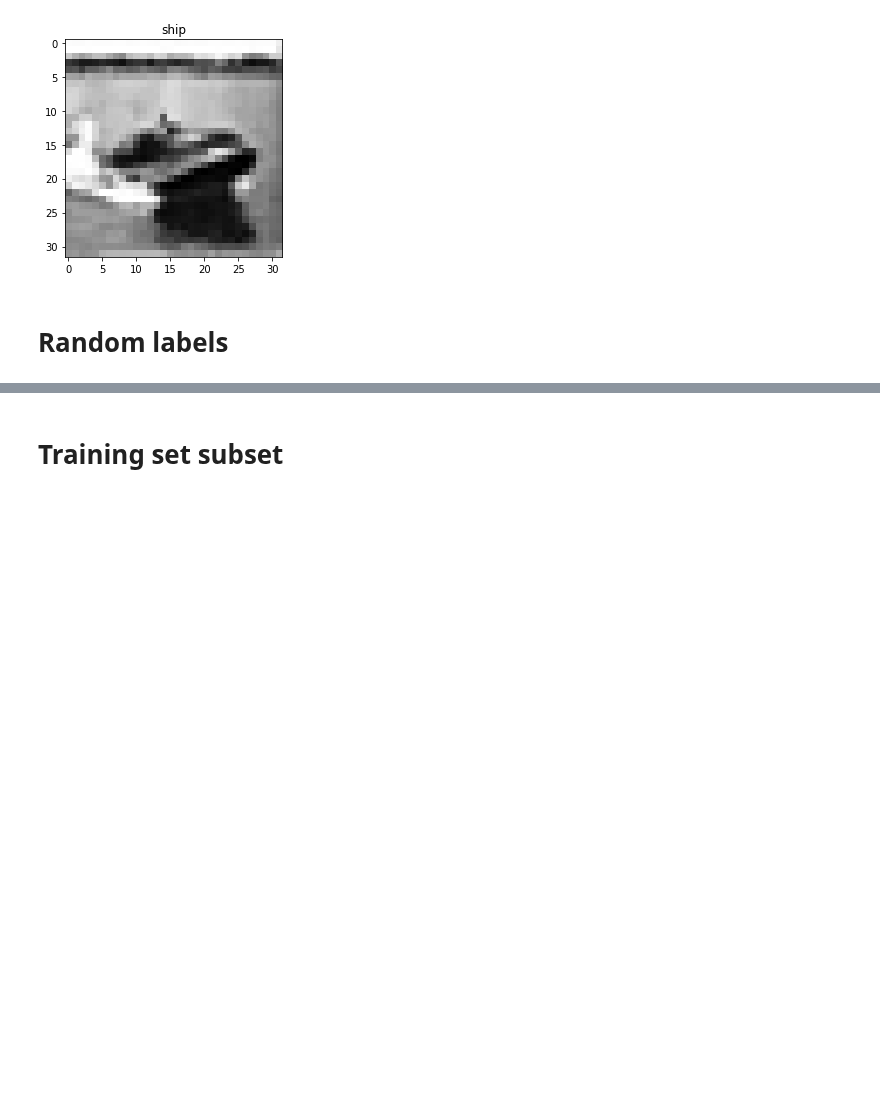
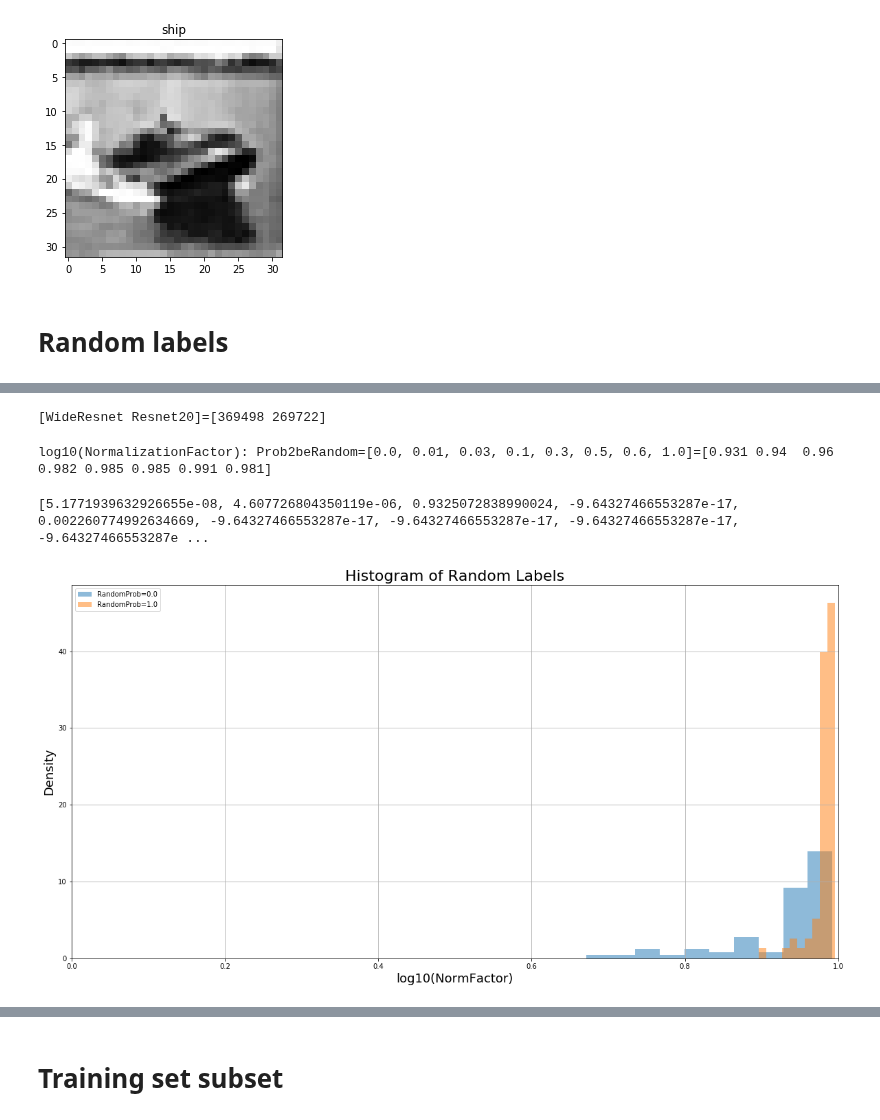
Before and after one commit to kobybibas/deep_pnml_experiments, a Jupyter notebook: src/analyze_results.ipynb, the cells around one changed output, grey strips where cells are left out. Cells and saved outputs as stored; diff of their text form; code cells hidden in the pictures; blank space fills up the shorter version.

```diff
--- a/src/analyze_results.ipynb
+++ b/src/analyze_results.ipynb
@@ -506,0 +482,45 @@ Training loss: [TrueLabels RandomLabels] Mean=[0.001777 0.000925] STD=[0.000014
+# %%
+from wide_resnet import WideResNet
+from resnet import resnet20
+model = WideResNet()
+wide_resnet_params = sum(p.numel() for p in model.parameters())
+model = resnet20()
+resnet20_params = sum(p.numel() for p in model.parameters())
+print('[WideResnet Resnet20]=[{} {}]'.format(wide_resnet_params, resnet20_params))
+# %% [output]
+[WideResnet Resnet20]=[369498 269722]
+# %%
+# Extract normalization factor
+result_dict_list = [results_dict_Random_0, results_dict_Random_1, results_dict_Random_2, results_dict_Random_3,
+                    results_dict_Random_4, results_dict_Random_4, results_dict_Random_6, results_dict_Random_7]
+
+# Extract the log normalization factor
+mean_log_norm_factor_list = []
+std_log_norm_factor_list = []
+for results_dict in result_dict_list:
+    _, norm_factor_list, _, _, _  = get_NML_log_loss_from_dict(results_dict)
+    mean_log_norm_factor_list.append(np.log10(norm_factor_list).mean())
+    std_log_norm_factor_list.append(np.log10(norm_factor_list).std())
+
+loss, _, acc  = get_ERM_log_loss_from_dict(results_dict_Random_0)
+print('log10(NormalizationFactor): Prob2beRandom={}={}'.format(random_prob, np.round(mean_log_norm_factor_list,3)))
+# %% [output]
+log10(NormalizationFactor): Prob2beRandom=[0.0, 0.01, 0.03, 0.1, 0.3, 0.5, 0.6, 1.0]=[0.931 0.94  0.96  0.982 0.985 0.985 0.991 0.981]
+# %%
+print(loss, np.sum(acc==True))
+# %% [output]
+[5.1771939632926655e-08, 4.607726804350119e-06, 0.9325072838990024, -9.64327466553287e-17, 0.002260774992634669, -9.64327466553287e-17, -9.64327466553287e-17, -9.64327466553287e-17, -9.64327466553287e ...
+# %%
+_, norm_factor_list_random_0, _, _, _  = get_NML_log_loss_from_dict(results_dict_Random_0)
+_, norm_factor_list_random_7, _, _, _  = get_NML_log_loss_from_dict(results_dict_Random_7)
+plt.figure(figsize=(20,10))
+plt.hist(np.log10(norm_factor_list_random_0), alpha=0.5, label='RandomProb=0.0', density=True)
+plt.hist(np.log10(norm_factor_list_random_7), alpha=0.5, label='RandomProb=1.0', density=True)
+plt.legend()
+plt.xlabel('log10(NormFactor)', fontsize=18)
+plt.ylabel('Density', fontsize=18)
+plt.title('Histogram of Random Labels', fontsize=22)
+plt.xlim([0, 1])
+plt.grid()
+# %% [output]
+[figure, added]
```
Also changed, not shown: parts of 29 cells of this notebook, 2 other files.
